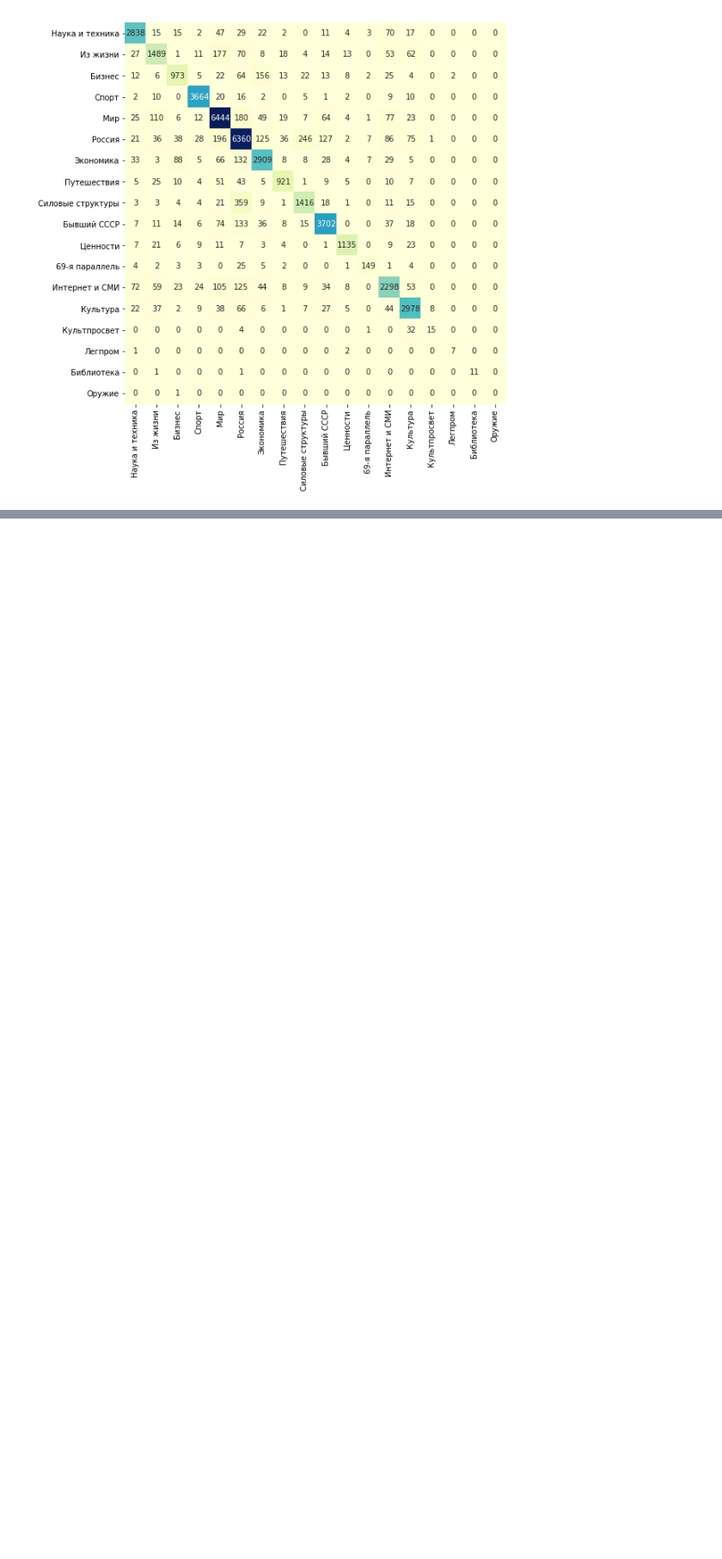
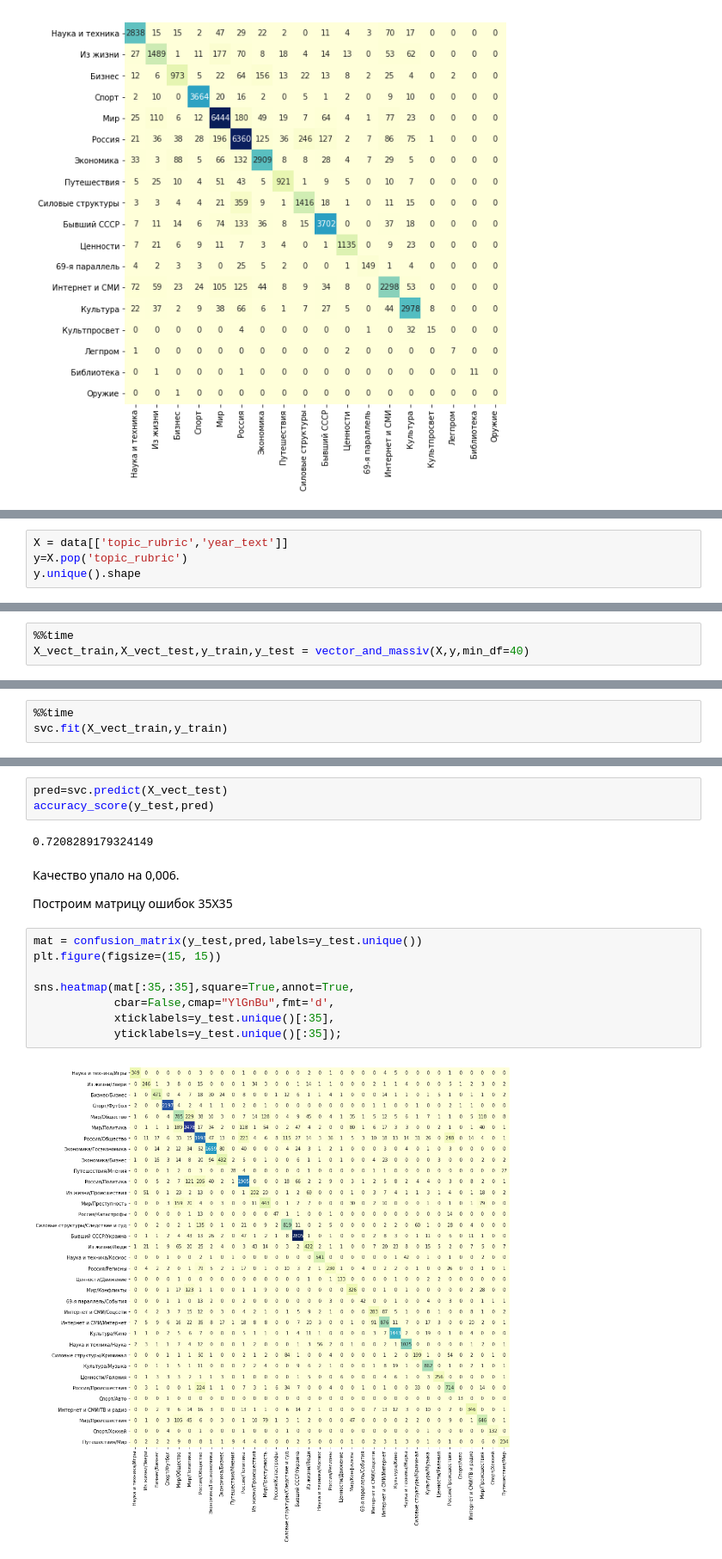
Before and after one commit to vtrokhymenko/topic_news, a Jupyter notebook: report/Report_topic.ipynb, the cells around one changed output, grey strips where cells are left out. Shown at 86% size. Drawn from its saved outputs; the diff is of its cells as text; blank space fills up the shorter version.

```diff
--- a/report/Report_topic.ipynb
+++ b/report/Report_topic.ipynb
@@ -335,0 +567,4 @@ F- score представляет собой среднее между точн
+# %%
+X = data[['topic_rubric','year_text']]
+y=X.pop('topic_rubric')
+y.unique().shape
@@ -335,0 +573,3 @@ F- score представляет собой среднее между точн
+# %%
+%%time
+X_vect_train,X_vect_test,y_train,y_test = vector_and_massiv(X,y,min_df=40)
@@ -335,0 +579,3 @@ F- score представляет собой среднее между точн
+# %%
+%%time
+svc.fit(X_vect_train,y_train)
@@ -335,0 +589,19 @@ F- score представляет собой среднее между точн
+# %%
+pred=svc.predict(X_vect_test)
+accuracy_score(y_test,pred)
+# %% [output]
+0.7208289179324149
+# %% [markdown]
+Качество упало на 0,006.
+
+Построим матрицу ошибок 35Х35
+# %%
+mat = confusion_matrix(y_test,pred,labels=y_test.unique())
+plt.figure(figsize=(15, 15))
+
+sns.heatmap(mat[:35,:35],square=True,annot=True,
+            cbar=False,cmap="YlGnBu",fmt='d',
+            xticklabels=y_test.unique()[:35],
+            yticklabels=y_test.unique()[:35]);
+# %% [output]
+[figure, added]
```
Also changed, not shown: parts of 57 cells of this notebook.
